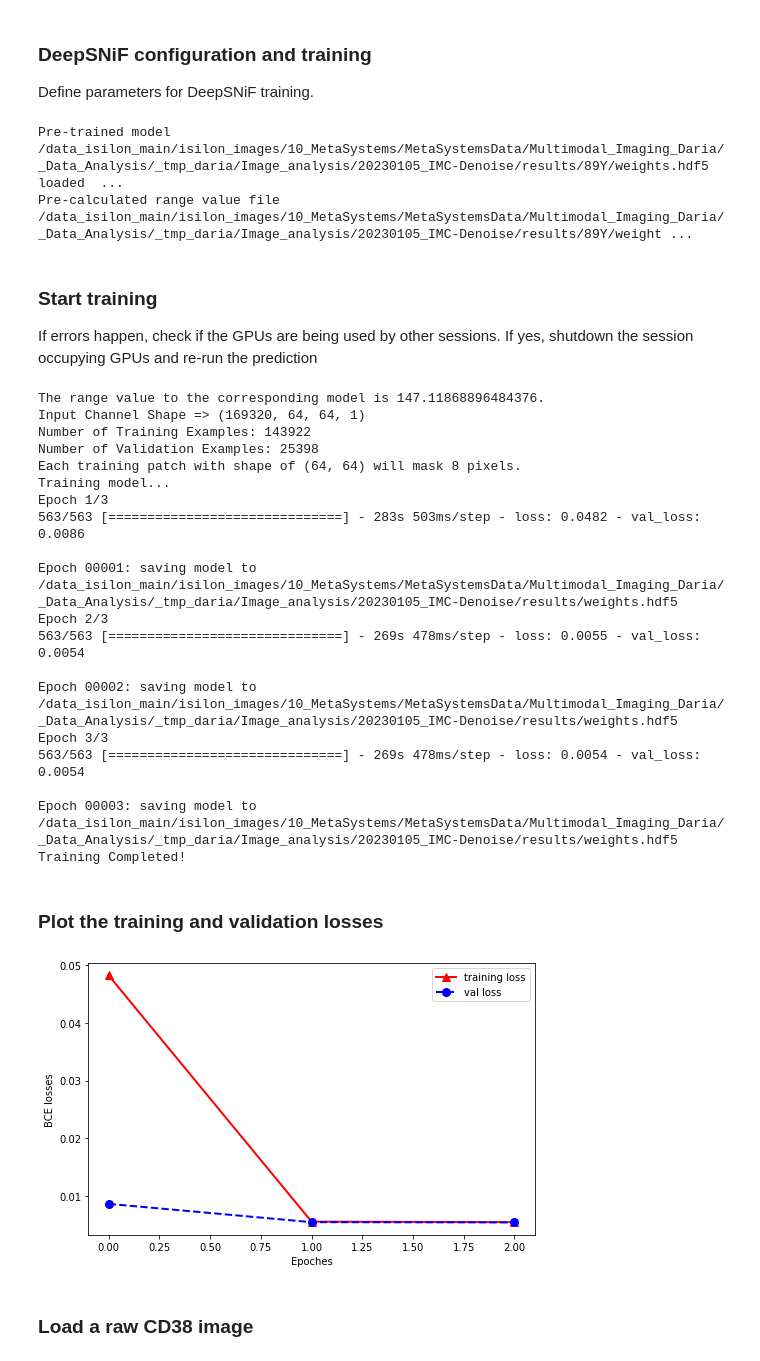
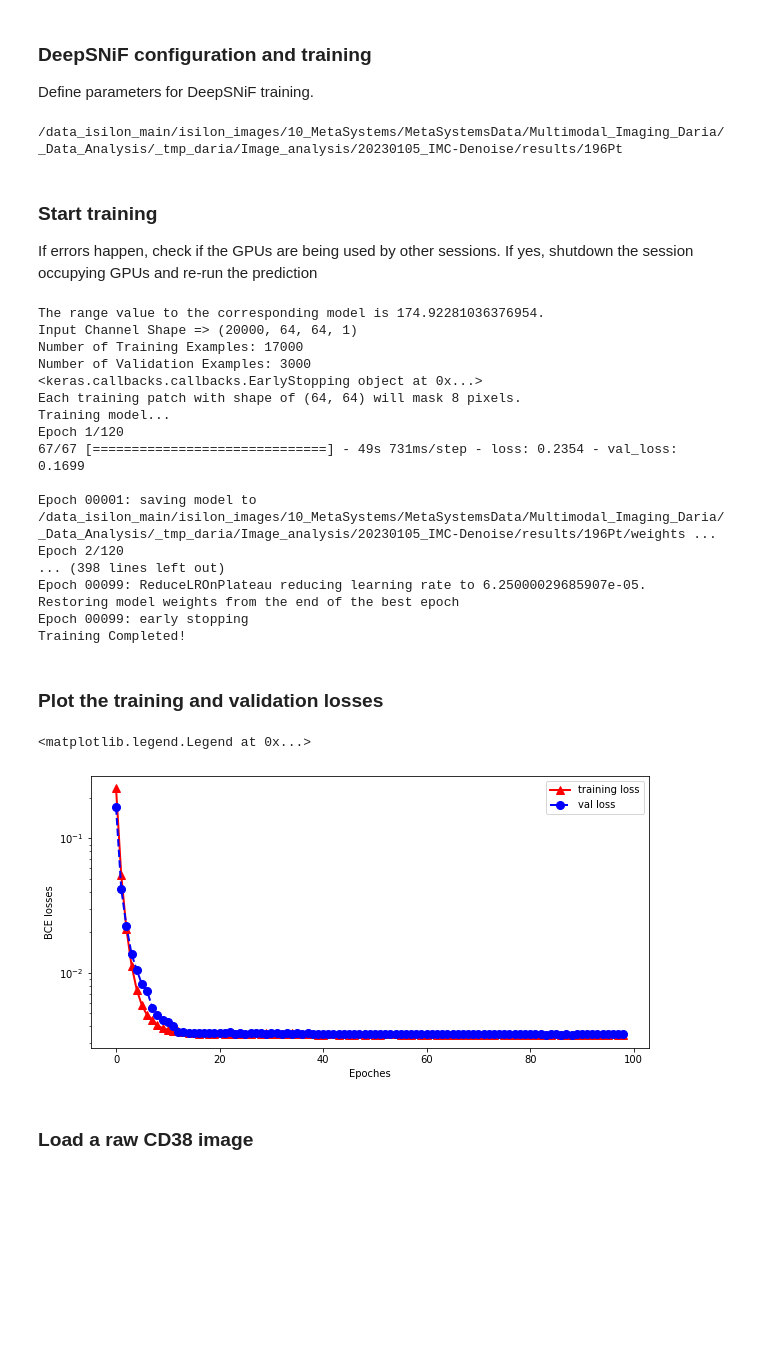
Before and after one commit to TaschnerMandlGroup/MapMetSC, a Jupyter notebook: code/python/Image_Preprocessing/IMC-Denoise_adapted/Jupyter_Notebook_examples/IMC_Denoise_Train_and_Predict.ipynb, the cells around one changed output. Saved outputs shown, nothing was run; the diff lists cells and outputs as text; code cells hidden in the pictures; blank space fills up the shorter version.

```diff
--- a/code/python/Image_Preprocessing/IMC-Denoise_adapted/Jupyter_Notebook_examples/IMC_Denoise_Train_and_Predict.ipynb
+++ b/code/python/Image_Preprocessing/IMC-Denoise_adapted/Jupyter_Notebook_examples/IMC_Denoise_Train_and_Predict.ipynb
@@ -112,7 +118,7 @@ Note:
 if 'generated_patches' in globals():
     del generated_patches
 
-channel_name = "163Dy"
+channel_name = "196Pt"
 base_path = "/data_isilon_main/isilon_images/10_MetaSystems/MetaSystemsData/Multimodal_Imaging_Daria"
 out_path = os.path.join(base_path, "_Data_Analysis/_tmp_daria/Image_analysis/20230105_IMC-Denoise")
 Raw_directory = os.path.join(out_path, "training") # change this directory to your Raw_image_directory.
@@ -122,7 +128,7 @@ n_iter = 3 # Iteration number for DIMR
 window_size = 3 # Slide window size. For IMC images, window_size = 3 is fine.
 
 DataGenerator = DeepSNiF_DataGenerator(channel_name = channel_name, n_neighbours = n_neighbours, n_iter = n_iter, window_size = window_size)
-generated_patches = DataGenerator.generate_patches_from_directory(load_directory = Raw_directory)
+generated_patches = DataGenerator.generate_patches_from_directory(load_directory = Raw_directory, n=150)
 print('The shape of the generated training set is ' + str(generated_patches.shape) + '.')
 # %% [output]
 Image data loaded from ...
@@ -177,8 +187,10 @@ fig.colorbar(im4, cax=cax, orientation='vertical')
 # %% [markdown]
 ### DeepSNiF configuration and training
 Define parameters for DeepSNiF training.
+# %%
+generated_patches = generated_patches[:20000]
 # %%
-train_epoches = 3 # training epoches, which should be about 200 for a good training result. The default is 200.
+train_epoches = 120 # training epoches, which should be about 200 for a good training result. The default is 200.
 train_initial_lr = 1e-3 # inital learning rate. The default is 1e-3.
 train_batch_size = 256 # training batch size. For a GPU with smaller memory, it can be tuned smaller. The default is 256.
 pixel_mask_percent = 0.2 # percentage of the masked pixels in each patch. The default is 0.2.
@@ -190,6 +202,7 @@ loss_name = "loss.npz" # training and validation losses saved here, either .mat
 if not os.path.exists(os.path.join(out_path, "results", channel_name)):
     os.mkdir(os.path.join(out_path, "results", channel_name))
 weights_save_directory = os.path.join(out_path, "results", channel_name) # location where 'weights_name' and 'loss_name' saved.
+print(weights_save_directory)
 
 # If the value is None, the files will be saved in a sub-directory named "trained_weights" of  the current file folder.
 is_load_weights = False # True: load pre-trained weights file from disk for transfer learning and prediction. False: not load any pre-trained weights.
@@ -206,8 +219,7 @@ deepsnif = DeepSNiF(train_epoches = train_epoches,
                   is_load_weights = is_load_weights,
                   lambda_HF = lambda_HF)
 # %% [output]
-Pre-trained model /data_isilon_main/isilon_images/10_MetaSystems/MetaSystemsData/Multimodal_Imaging_Daria/_Data_Analysis/_tmp_daria/Image_analysis/20230105_IMC-Denoise/results/89Y/weights.hdf5 loaded  ...
-Pre-calculated range value file /data_isilon_main/isilon_images/10_MetaSystems/MetaSystemsData/Multimodal_Imaging_Daria/_Data_Analysis/_tmp_daria/Image_analysis/20230105_IMC-Denoise/results/89Y/weight ...
+/data_isilon_main/isilon_images/10_MetaSystems/MetaSystemsData/Multimodal_Imaging_Daria/_Data_Analysis/_tmp_daria/Image_analysis/20230105_IMC-Denoise/results/196Pt
 # %% [markdown]
 ### Start training
 If errors happen, check if the GPUs are being used by other sessions. If yes, shutdown the session occupying GPUs and re-run the prediction
@@ -216,39 +228,38 @@ If errors happen, check if the GPUs are being used by other sessions. If yes, sh
 #import tensorflow as tf
 #tf.random.set_seed(20230105)
 
-train_loss, val_loss = deepsnif.train(generated_patches)
+train_loss, val_loss = deepsnif.train(generated_patches, patience=10)
 # %% [output]
-The range value to the corresponding model is 147.11868896484376.
-Input Channel Shape => (169320, 64, 64, 1)
-Number of Training Examples: 143922
-Number of Validation Examples: 25398
+The range value to the corresponding model is 174.92281036376954.
+Input Channel Shape => (20000, 64, 64, 1)
+Number of Training Examples: 17000
+Number of Validation Examples: 3000
+<keras.callbacks.callbacks.EarlyStopping object at 0x...>
 Each training patch with shape of (64, 64) will mask 8 pixels.
 Training model...
-Epoch 1/3
-563/563 [==============================] - 283s 503ms/step - loss: 0.0482 - val_loss: 0.0086
+Epoch 1/120
+67/67 [==============================] - 49s 731ms/step - loss: 0.2354 - val_loss: 0.1699
 
-Epoch 00001: saving model to /data_isilon_main/isilon_images/10_MetaSystems/MetaSystemsData/Multimodal_Imaging_Daria/_Data_Analysis/_tmp_daria/Image_analysis/20230105_IMC-Denoise/results/weights.hdf5
-Epoch 2/3
-563/563 [==============================] - 269s 478ms/step - loss: 0.0055 - val_loss: 0.0054
-
-Epoch 00002: saving model to /data_isilon_main/isilon_images/10_MetaSystems/MetaSystemsData/Multimodal_Imaging_Daria/_Data_Analysis/_tmp_daria/Image_analysis/20230105_IMC-Denoise/results/weights.hdf5
-Epoch 3/3
-563/563 [==============================] - 269s 478ms/step - loss: 0.0054 - val_loss: 0.0054
-
-Epoch 00003: saving model to /data_isilon_main/isilon_images/10_MetaSystems/MetaSystemsData/Multimodal_Imaging_Daria/_Data_Analysis/_tmp_daria/Image_analysis/20230105_IMC-Denoise/results/weights.hdf5
+Epoch 00001: saving model to /data_isilon_main/isilon_images/10_MetaSystems/MetaSystemsData/Multimodal_Imaging_Daria/_Data_Analysis/_tmp_daria/Image_analysis/20230105_IMC-Denoise/results/196Pt/weights ...
+Epoch 2/120
+... (398 lines left out)
+Epoch 00099: ReduceLROnPlateau reducing learning rate to 6.25000029685907e-05.
+Restoring model weights from the end of the best epoch
+Epoch 00099: early stopping
 Training Completed!
 # %% [markdown]
 ### Plot the training and validation losses
 # %%
-plt.figure(figsize=(8, 5))
-plt.plot(np.array(range(len(train_loss))),train_loss, color='red', marker='^', linewidth=2, markersize=8)
-plt.plot(np.array(range(len(val_loss))),val_loss, color='blue', marker='o', linestyle='dashed', linewidth=2, markersize=8)
-plt.xlabel('Epoches')
-plt.ylabel('BCE losses')
-plt.legend(['training loss', 'val loss'])
-plt.show()
+fig, ax = plt.subplots(1, 1, figsize=(10, 5))
+ax.plot(np.array(range(len(train_loss))),train_loss, color='red', marker='^', linewidth=2, markersize=8)
+ax.plot(np.array(range(len(val_loss))),val_loss, color='blue', marker='o', linestyle='dashed', linewidth=2, markersize=8)
+ax.set_xlabel('Epoches')
+ax.set_yscale('log')
+ax.set_ylabel('BCE losses')
+ax.legend(['training loss', 'val loss'])
 # %% [output]
+<matplotlib.legend.Legend at 0x...>
-[figure, old version]
+[figure, new version]
 # %% [markdown]
 ### Load a raw CD38 image
 # %%
```
Also changed, not shown: parts of 11 cells of this notebook, 1 other file.
